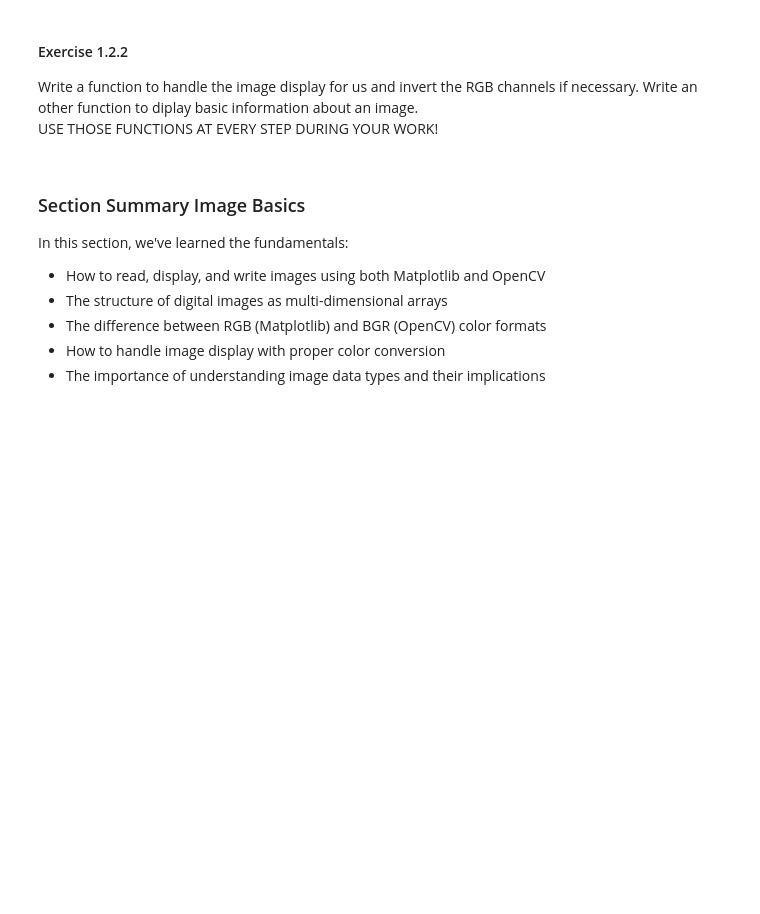
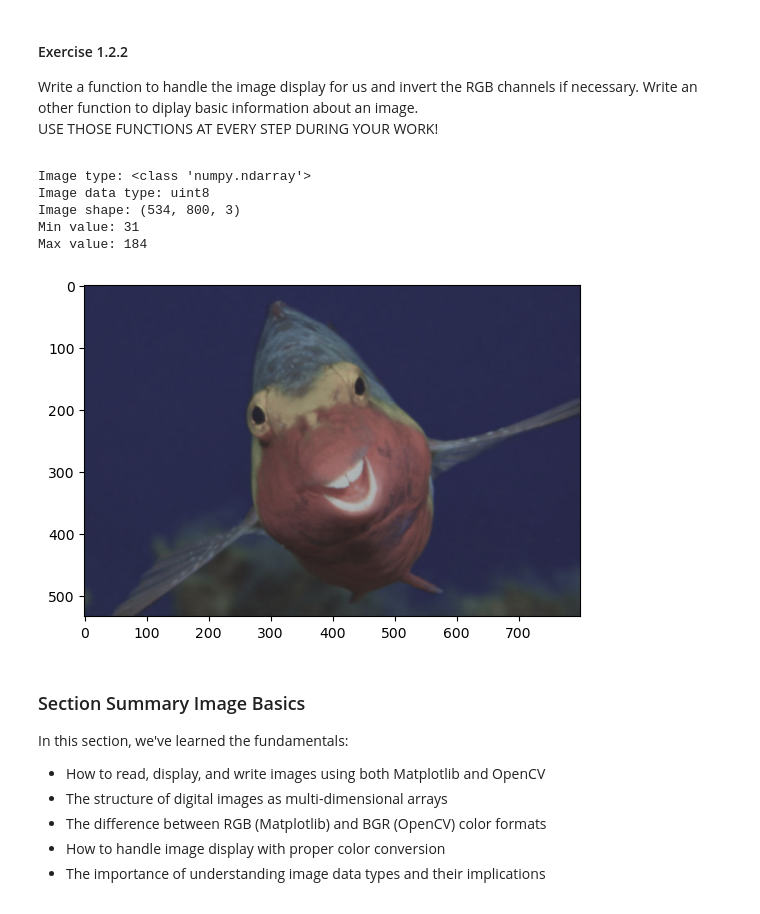
Before and after one commit to ThibaultLaunois/CampNum-20-ACV, a Jupyter notebook: ACV_Part1_OpenCV.ipynb, the cells around one changed output. Drawn from its saved outputs; the diff is of its cells as text; code cells hidden in the pictures; blank space fills up the shorter version.

```diff
--- a/ACV_Part1_OpenCV.ipynb
+++ b/ACV_Part1_OpenCV.ipynb
@@ -310,32 +339,52 @@ USE THOSE FUNCTIONS AT EVERY STEP DURING YOUR WORK!
 # %%
 # you might want to copy this function in a cell at the top of the notebook
 # in case you have to restart the kernel and reload the entire notebook
 
 def display_image(image, convert_bgr_to_rgb=False):
     """ Display the image using matplotlib
 
     Arguments:
         image (np.ndarray): the image to display
         convert_bgr_to_rgb (bool)[Optional]: Set this to True when image comes from OpenCV imread
     """
     # Your code here
+    if convert_bgr_to_rgb:
+        plt.imshow(image[:,:,::-1])
+    else:
+        plt.imshow(image)
+
+def display_image2(image, convert_bgr_to_rgb=False):
+    rgb_image = np.copy(image)
+    if convert_bgr_to_rgb:
+        rgb_image[:,:,0], rgb_image[:,:,2] = image[:,:,2], image[:,:,0] #swap R and B channels
+
+    plt.figure(figsize=(10, 6))
+    plt.imshow(rgb_image)
+    plt.show()
 
 
 def image_info(image):
     """ Display basic information about an image
 
     Arguments:
         image (np.ndarray): the image to analyze
     """
     print('Image type:', type(image))
     print('Image data type:', image.dtype)
     print('Image shape:', image.shape)
     print('Min value:', image.min())
     print('Max value:', image.max())
 
 # Test our functions
 image_info(fish)
 display_image(cv_fish, True)  # Convert BGR to RGB for proper display
+# %% [output]
+Image type: <class 'numpy.ndarray'>
+Image data type: uint8
+Image shape: (534, 800, 3)
+Min value: 31
+Max value: 184
+[figure, added]
 # %% [markdown]
 <div class="summary-box">
 <h3>Section Summary Image Basics</h3>
```
Also changed, not shown: parts of 16 cells of this notebook.
